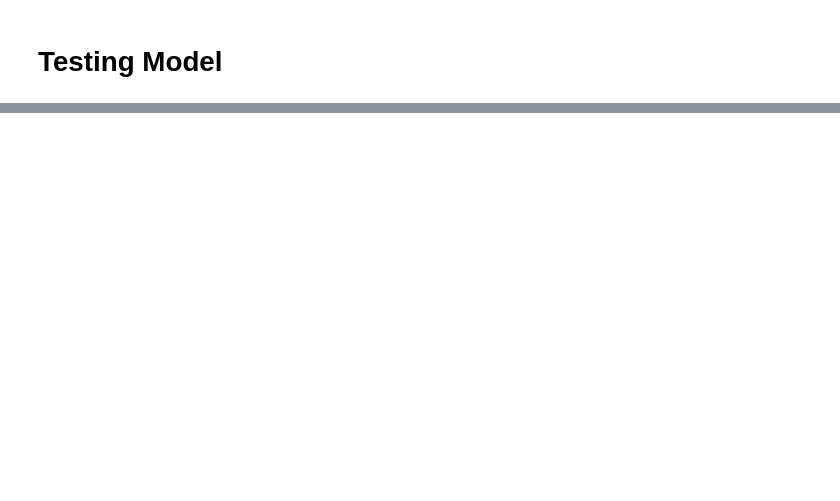
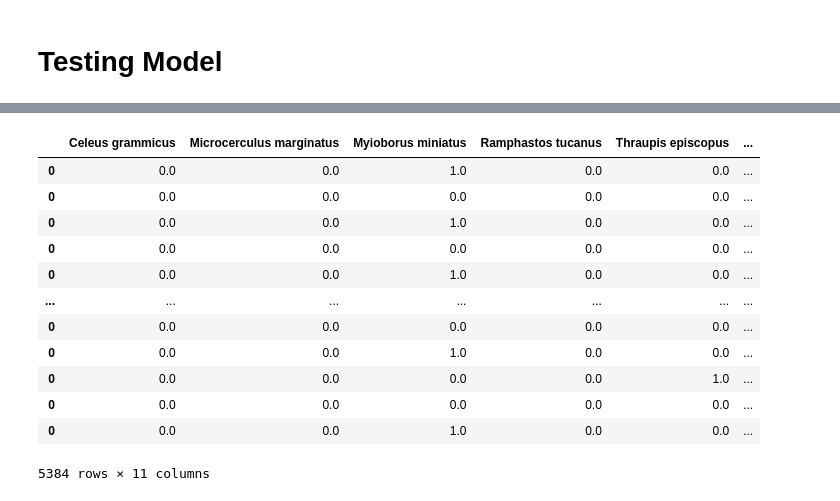
Before and after one commit to UCSD-E4E/passive-acoustic-biodiversity, a Jupyter notebook: BirdNET-Analyzer/BirdNET-Analyzer_Retraining.ipynb, the cells around one changed output, grey strips where cells are left out. Drawn from its saved outputs; the diff is of its cells as text; code cells hidden in the pictures; blank space fills up the shorter version.

```diff
--- a/BirdNET-Analyzer/BirdNET-Analyzer_Retraining.ipynb
+++ b/BirdNET-Analyzer/BirdNET-Analyzer_Retraining.ipynb
@@ -616,0 +874,16 @@ plt.show()
+# %%
+preds_df
+# %% [output]
+|  | Celeus grammicus | Microcerculus marginatus | Myioborus miniatus | Ramphastos tucanus | Thraupis episcopus | ... |
+| 0 | 0.0 | 0.0 | 1.0 | 0.0 | 0.0 | ... |
+| 0 | 0.0 | 0.0 | 0.0 | 0.0 | 0.0 | ... |
+| 0 | 0.0 | 0.0 | 1.0 | 0.0 | 0.0 | ... |
+| 0 | 0.0 | 0.0 | 0.0 | 0.0 | 0.0 | ... |
+| 0 | 0.0 | 0.0 | 1.0 | 0.0 | 0.0 | ... |
+| ... | ... | ... | ... | ... | ... | ... |
+| 0 | 0.0 | 0.0 | 0.0 | 0.0 | 0.0 | ... |
+| 0 | 0.0 | 0.0 | 1.0 | 0.0 | 0.0 | ... |
+| 0 | 0.0 | 0.0 | 0.0 | 0.0 | 1.0 | ... |
+| 0 | 0.0 | 0.0 | 0.0 | 0.0 | 0.0 | ... |
+| 0 | 0.0 | 0.0 | 1.0 | 0.0 | 0.0 | ... |
+5384 rows × 11 columns
```
Also changed, not shown: parts of 48 cells of this notebook, 13 other files.
